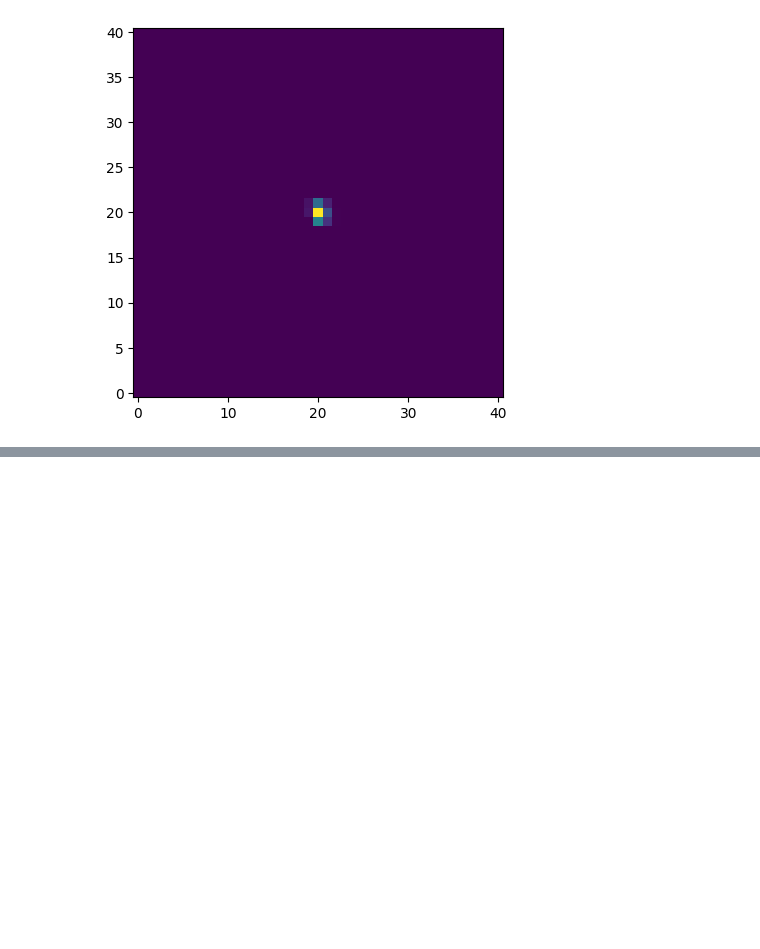
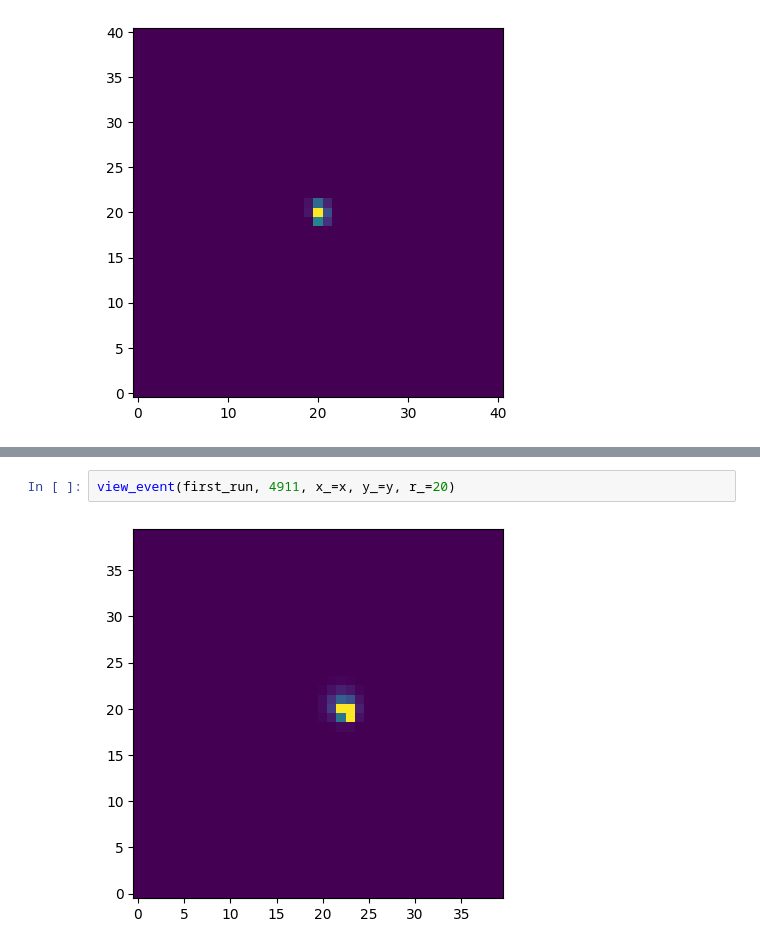
Before and after one commit to santi-acv/connie_tracking, a Jupyter notebook: leer_datos_connie.ipynb, the cells around one changed output, grey strips where cells are left out. Cells and saved outputs as stored; diff of their text form; blank space fills up the shorter version.

```diff
--- a/leer_datos_connie.ipynb
+++ b/leer_datos_connie.ipynb
@@ -260,0 +271,4 @@ find_nearest(first_run, ccd=1, x=507, y=850)
+# %%
+view_event(first_run, 4911, x_=x, y_=y, r_=20)
+# %% [output]
+[figure, added]
```
Also changed, not shown: parts of 7 cells of this notebook.
